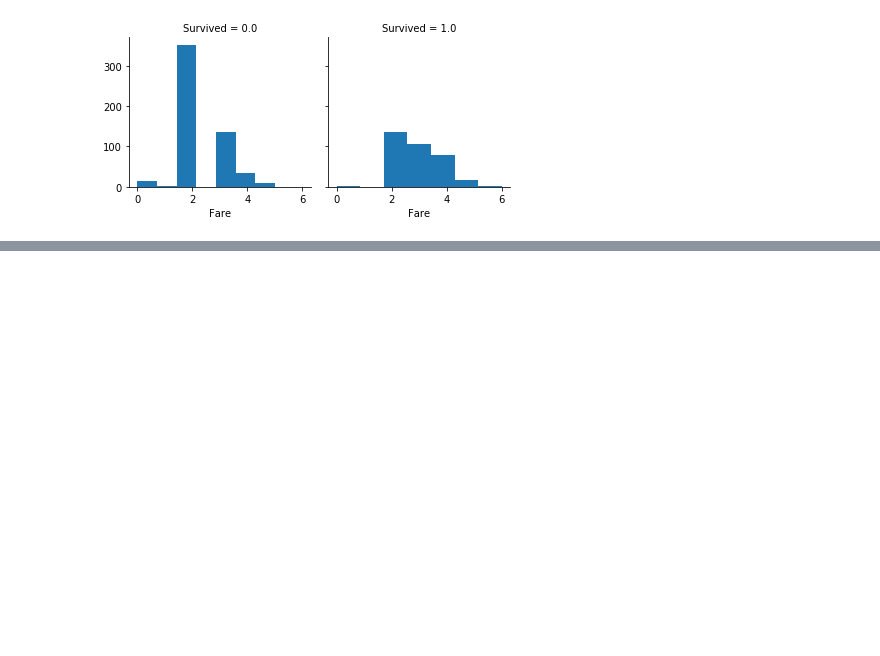
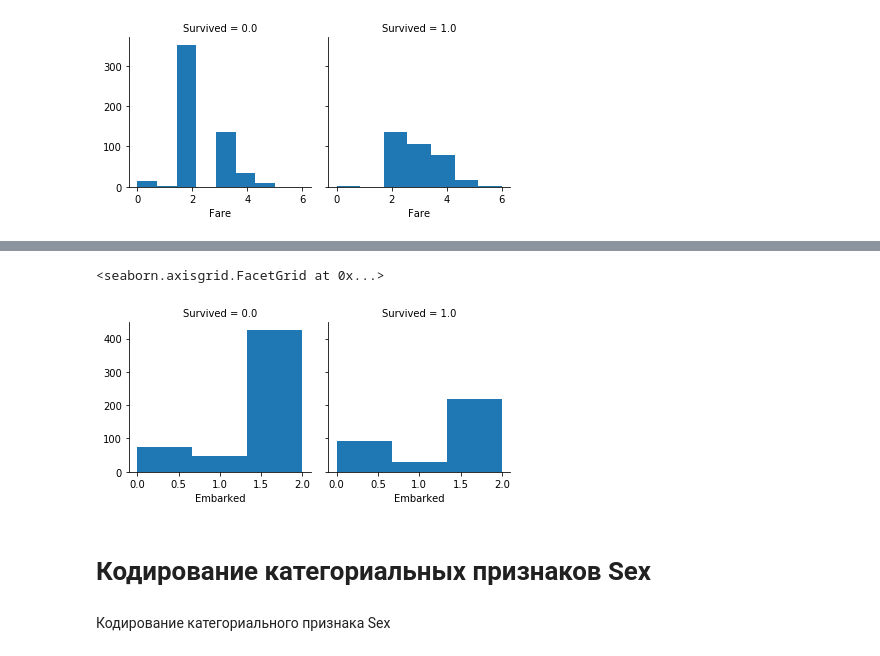
Before and after one commit to DmKuzin/kaggle_titanic, a Jupyter notebook: Titanic2.ipynb, the cells around one changed output, grey strips where cells are left out. Saved outputs shown, nothing was run; the diff lists cells and outputs as text; code cells hidden in the pictures; blank space fills up the shorter version.

Commit message:
кодировка категориальных признаков

```diff
--- a/Titanic2.ipynb
+++ b/Titanic2.ipynb
@@ -257,0 +260,3 @@ g.map(plt.hist, 'Fare', bins=uniq_el_in_fare)
+# %%
+uniq_of_embarked = np.unique(all_data['Embarked'])
+print('уникальных элементов в Embarked:', len(uniq_of_embarked))
@@ -257,0 +265,6 @@ g.map(plt.hist, 'Fare', bins=uniq_el_in_fare)
+# %%
+from sklearn.preprocessing import LabelEncoder
+
+lbl = LabelEncoder()
+lbl.fit(list(all_data['Embarked'].values))
+all_data['Embarked'] = lbl.transform(list(all_data['Embarked'].values))
@@ -257,0 +285,10 @@ g.map(plt.hist, 'Fare', bins=uniq_el_in_fare)
+# %%
+g = sns.FacetGrid(data=all_data, col='Survived')
+g.map(plt.hist, 'Embarked', bins=len(uniq_of_embarked))
+# %% [output]
+<seaborn.axisgrid.FacetGrid at 0x...>
+[figure, added]
+# %% [markdown]
+# Кодирование категориальных признаков Sex
+# %% [markdown]
+Кодирование категориального признака Sex
```
Also changed, not shown: parts of 19 cells of this notebook.
